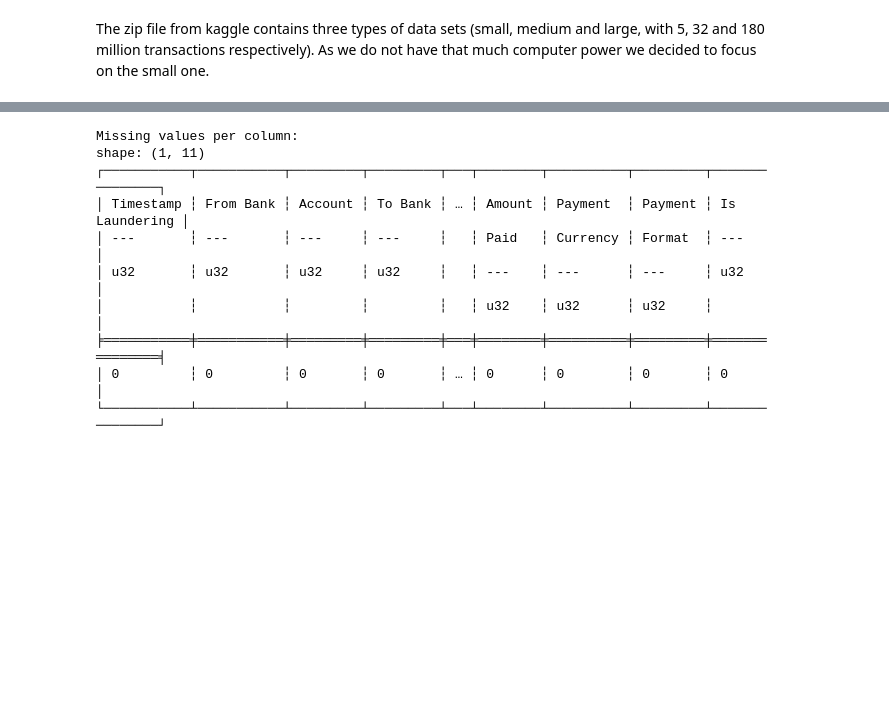
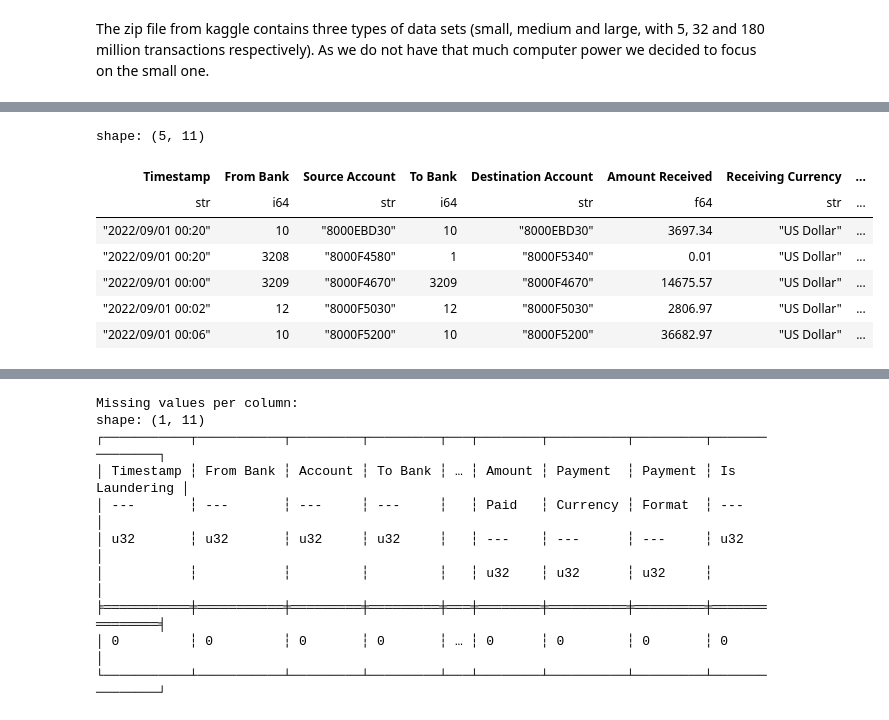
Before and after one commit to pablo-fdz/networks_final_project, a Jupyter notebook: eda_ibm.ipynb, the cells around one changed output, grey strips where cells are left out. Drawn from its saved outputs; the diff is of its cells as text; code cells hidden in the pictures; blank space fills up the shorter version.

Commit message:
renamed the columns

```diff
--- a/eda_ibm.ipynb
+++ b/eda_ibm.ipynb
@@ -20,7 +20,7 @@ import numpy as np
 
 #print(f"Archivo convertido y guardado como {parquet_file}")
 # %%
-df=pl.read_parquet('/Users/masha/Desktop/master/2_trim/networks/final project/networks_final_project-1/IBM_dataset/HI-Small_Trans.parquet')
+df=pl.read_parquet('/Users/masha/Desktop/master/2_trim/networks/IBM_dataset/HI-Small_Trans.parquet')
 # %%
 df.head()
 # %% [output]
@@ -32,3 +32,15 @@ shape: (5, 11)
 | "2022/09/01 00:00" | 3209 | "8000F4670" | 3209 | "8000F4670" | 14675.57 | "US Dollar" | 14675.57 | ... |
 | "2022/09/01 00:02" | 12 | "8000F5030" | 12 | "8000F5030" | 2806.97 | "US Dollar" | 2806.97 | ... |
 | "2022/09/01 00:06" | 10 | "8000F5200" | 10 | "8000F5200" | 36682.97 | "US Dollar" | 36682.97 | ... |
+# %%
+df=df.rename({"Account": "Source Account","Account.1": "Destination Account"})
+df.head()
+# %% [output]
+shape: (5, 11)
+| Timestamp | From Bank | Source Account | To Bank | Destination Account | Amount Received | Receiving Currency | ... |
+| str | i64 | str | i64 | str | f64 | str | ... |
+| "2022/09/01 00:20" | 10 | "8000EBD30" | 10 | "8000EBD30" | 3697.34 | "US Dollar" | ... |
+| "2022/09/01 00:20" | 3208 | "8000F4580" | 1 | "8000F5340" | 0.01 | "US Dollar" | ... |
+| "2022/09/01 00:00" | 3209 | "8000F4670" | 3209 | "8000F4670" | 14675.57 | "US Dollar" | ... |
+| "2022/09/01 00:02" | 12 | "8000F5030" | 12 | "8000F5030" | 2806.97 | "US Dollar" | ... |
+| "2022/09/01 00:06" | 10 | "8000F5200" | 10 | "8000F5200" | 36682.97 | "US Dollar" | ... |
```
Also changed, not shown: parts of 1 cell of this notebook.
